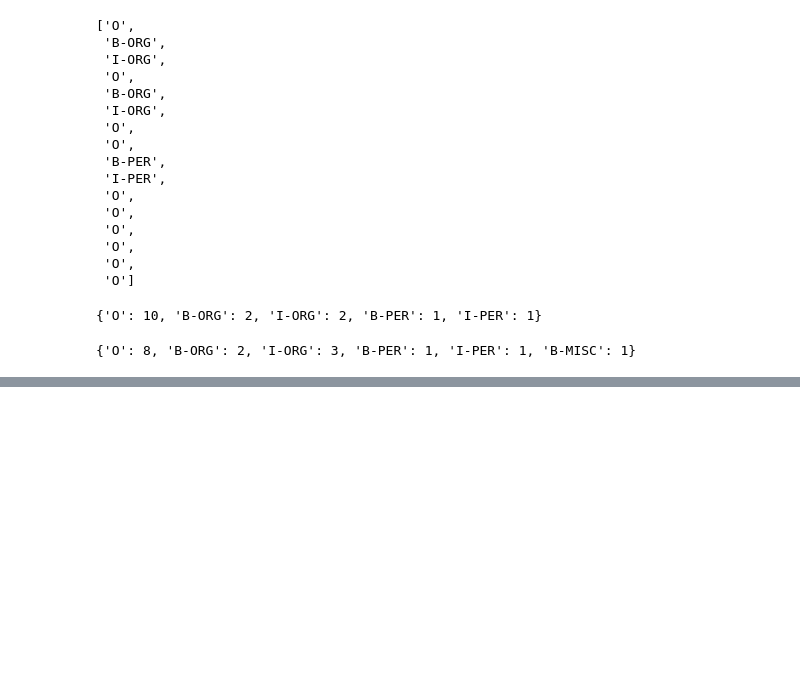
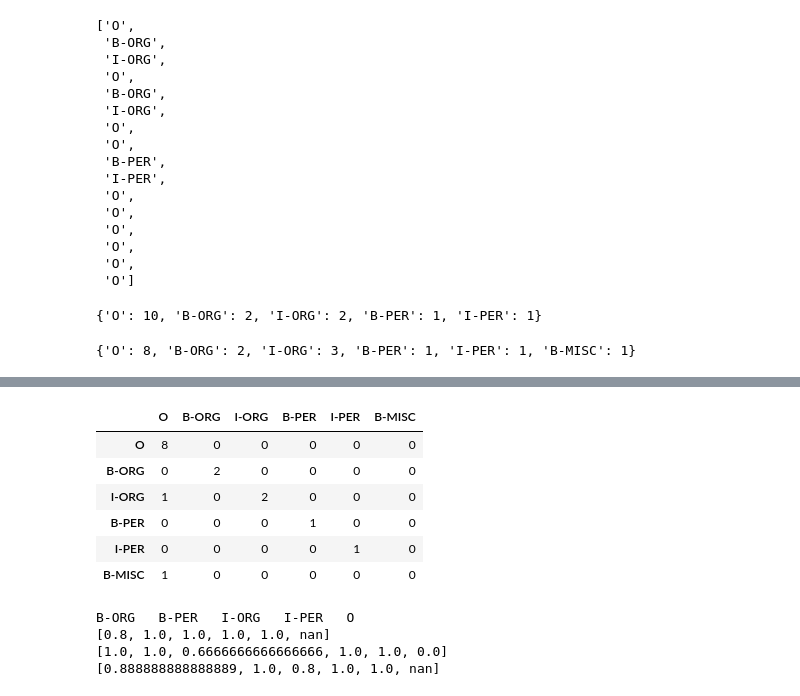
Before and after one commit to melisnv/machine-learning-for-nlp, a Jupyter notebook: Assignment I/basic_evaluation.ipynb, the cells around one changed output, grey strips where cells are left out. Drawn from its saved outputs; the diff is of its cells as text; code cells hidden in the pictures; blank space fills up the shorter version.

```diff
--- a/Assignment I/basic_evaluation.ipynb
+++ b/Assignment I/basic_evaluation.ipynb
@@ -17,5 +38,5 @@ from nose.tools import assert_equal
 # %%
-def extract_annotations(inputfile, annotationcolumn, delimiter='\t'):
+def extract_annotations_mini(inputfile, annotationcolumn,delimiter='\t'):
     '''
     This function extracts annotations represented in the conll format from a file
 
@@ -28,6 +49,7 @@ def extract_annotations(inputfile, annotationcolumn, delimiter='\t'):
     :returns: the annotations as a list
     '''
     #https://pandas.pydata.org/pandas-docs/stable/reference/api/pandas.read_csv.html
+
     conll_input = pd.read_csv(inputfile, sep=delimiter, on_bad_lines='skip')
     annotations = conll_input[annotationcolumn].tolist()
     return annotations
@@ -144,0 +215,32 @@ defaultdict(collections.Counter,
+# %%
+def provide_confusion_matrix(evaluation_counts):
+    '''
+    Read in the evaluation counts and provide a confusion matrix for each class
+
+    :param evaluation_counts: a container from which you can obtain the true positives, false positives and false negatives for each class
+    :type evaluation_counts: type of object returned by obtain_counts
+
+    :prints out a confusion matrix
+    '''
+
+    # TIP: provide_output_tables does something similar, but those tables are assuming one additional nested layer
+    # your solution can thus be a simpler version of the one provided in provide_output_tables below
+
+    confusion_matrix = pd.DataFrame.from_dict({i: evaluation_counts[i] for i in evaluation_counts.keys()}, orient='index')
+    #confusion_matrix = confusion_matrix.reindex(sorted(confusion_matrix.columns), axis=1)
+    #confusion_matrix = confusion_matrix.reindex(sorted(confusion_matrix.columns), axis=0)
+    confusion_matrix = confusion_matrix.fillna(0)
+    #confusion_matrix = confusion_matrix.round(0).astype(int)
+
+    return confusion_matrix
+# %%
+confusion_matrix = provide_confusion_matrix(evaluation_counts)
+confusion_matrix
+# %% [output]
+|  | O | B-ORG | I-ORG | B-PER | I-PER | B-MISC |
+| O | 8 | 0 | 0 | 0 | 0 | 0 |
+| B-ORG | 0 | 2 | 0 | 0 | 0 | 0 |
+| I-ORG | 1 | 0 | 2 | 0 | 0 | 0 |
+| B-PER | 0 | 0 | 0 | 1 | 0 | 0 |
+| I-PER | 0 | 0 | 0 | 0 | 1 | 0 |
+| B-MISC | 1 | 0 | 0 | 0 | 0 | 0 |
@@ -144,0 +281,11 @@ defaultdict(collections.Counter,
+# %%
+precision,recall,f1_score = calculate_precision_recall_fscore(evaluation_counts)
+print("B-ORG	B-PER	I-ORG	I-PER	O")
+print(precision)
+print(recall)
+print(f1_score)
+# %% [output]
+B-ORG   B-PER   I-ORG   I-PER   O
+[0.8, 1.0, 1.0, 1.0, 1.0, nan]
+[1.0, 1.0, 0.6666666666666666, 1.0, 1.0, 0.0]
+[0.888888888888889, 1.0, 0.8, 1.0, 1.0, nan]
```
Also changed, not shown: parts of 34 cells of this notebook, 1 other file.
